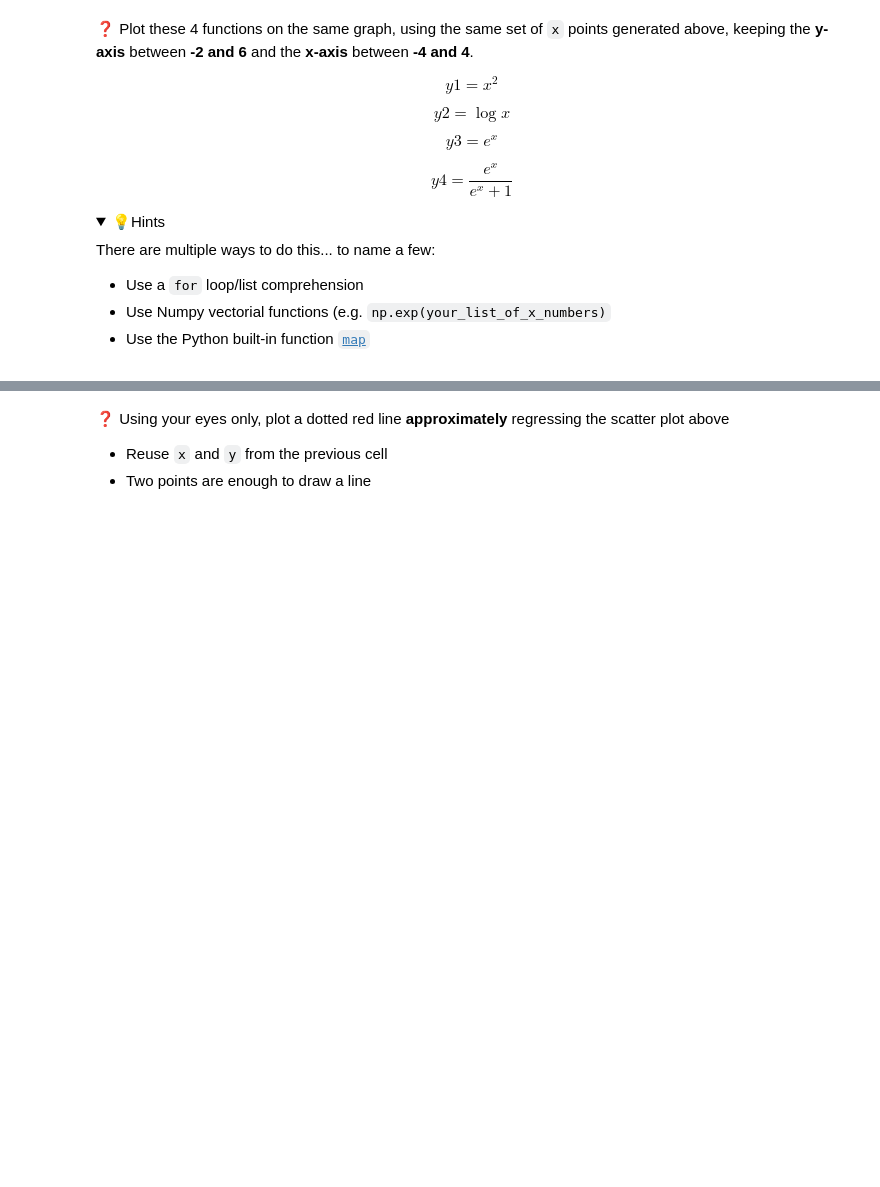
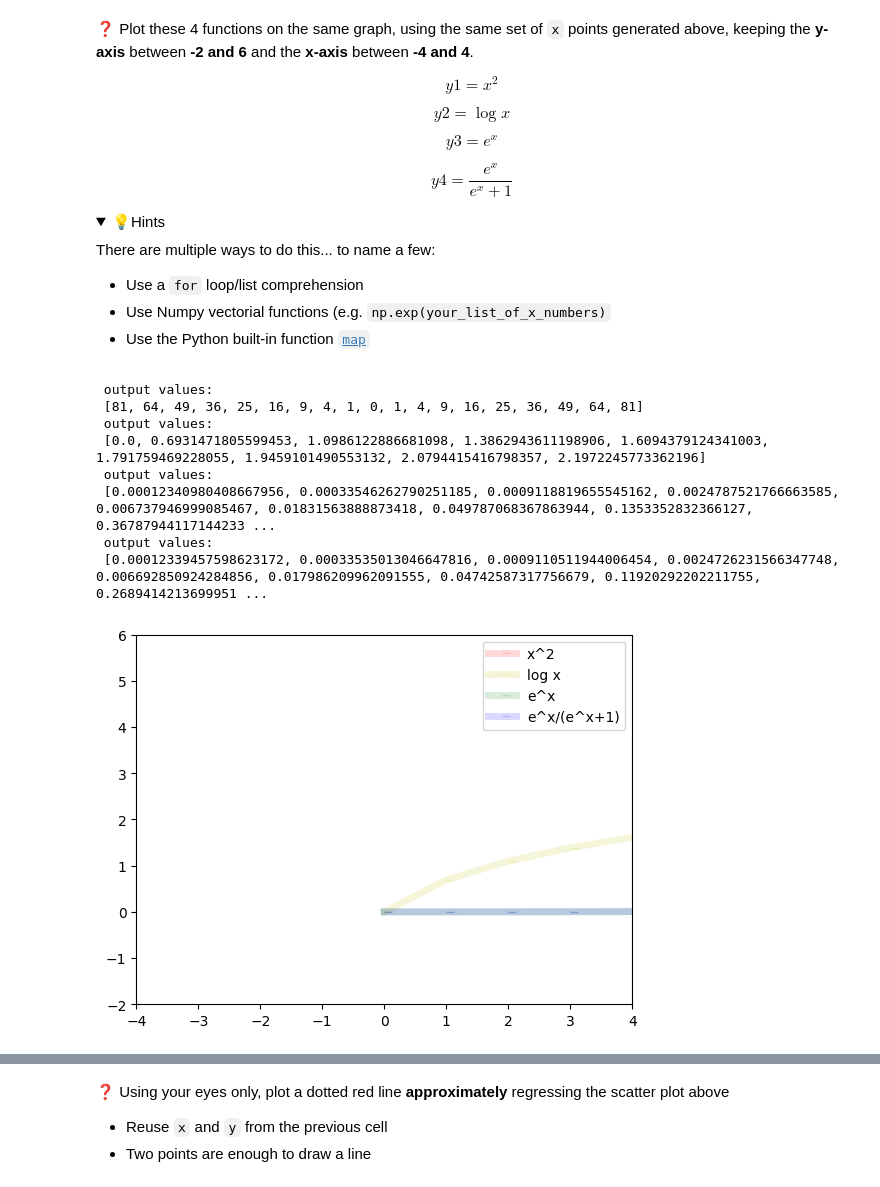
Before and after one commit to tanushrin/data-matplotlib-basics, a Jupyter notebook: ex02.ipynb, the cells around one changed output, grey strips where cells are left out. Cells and saved outputs as stored; diff of their text form; code cells hidden in the pictures; folded sections open; blank space fills up the shorter version.

```diff
--- a/ex02.ipynb
+++ b/ex02.ipynb
@@ -91,3 +164,38 @@ There are multiple ways to do this... to name a few:
+# %%
+# YOUR CODE HERE
+y1 = [x**2 for x in x_data_pts]
+print(" output values:\n", y1)
+y2 = [math.log(x) for x in x_data_pts if x > 0]
+print(" output values:\n", y2)
+y3 = [math.exp(x) for x in x_data_pts]
+print(" output values:\n", y3)
+y4 = [math.exp(x)/(math.exp(x)+1) for x in x_data_pts]
+print(" output values:\n", y4)
+
+plt.ylim(-2,6)
+plt.xlim(-4,4)
+
+overlapping = 0.150
+plt.plot(y1, marker=True, color = 'r', label = 'x^2', alpha=overlapping, lw=5)
+
+plt.plot(y2, marker=True, color = 'y', label = 'log x', alpha=overlapping, lw=5)
+
+plt.plot(y3, marker=True, color = 'g', label = 'e^x', alpha=overlapping, lw=5)
+
+plt.plot(y4, marker=True, color = 'b', label = 'e^x/(e^x+1)', alpha=overlapping, lw=5)
+
+plt.legend()
+plt.show()
+# %% [output]
+ output values:
+ [81, 64, 49, 36, 25, 16, 9, 4, 1, 0, 1, 4, 9, 16, 25, 36, 49, 64, 81]
+ output values:
+ [0.0, 0.6931471805599453, 1.0986122886681098, 1.3862943611198906, 1.6094379124341003, 1.791759469228055, 1.9459101490553132, 2.0794415416798357, 2.1972245773362196]
+ output values:
+ [0.00012340980408667956, 0.00033546262790251185, 0.0009118819655545162, 0.0024787521766663585, 0.006737946999085467, 0.01831563888873418, 0.049787068367863944, 0.1353352832366127, 0.36787944117144233 ...
+ output values:
+ [0.00012339457598623172, 0.00033535013046647816, 0.0009110511944006454, 0.0024726231566347748, 0.006692850924284856, 0.017986209962091555, 0.04742587317756679, 0.11920292202211755, 0.2689414213699951 ...
+[figure, added]
 # %% [markdown]
 ### Formatting Basics
 
```
Also changed, not shown: parts of 18 cells of this notebook.
